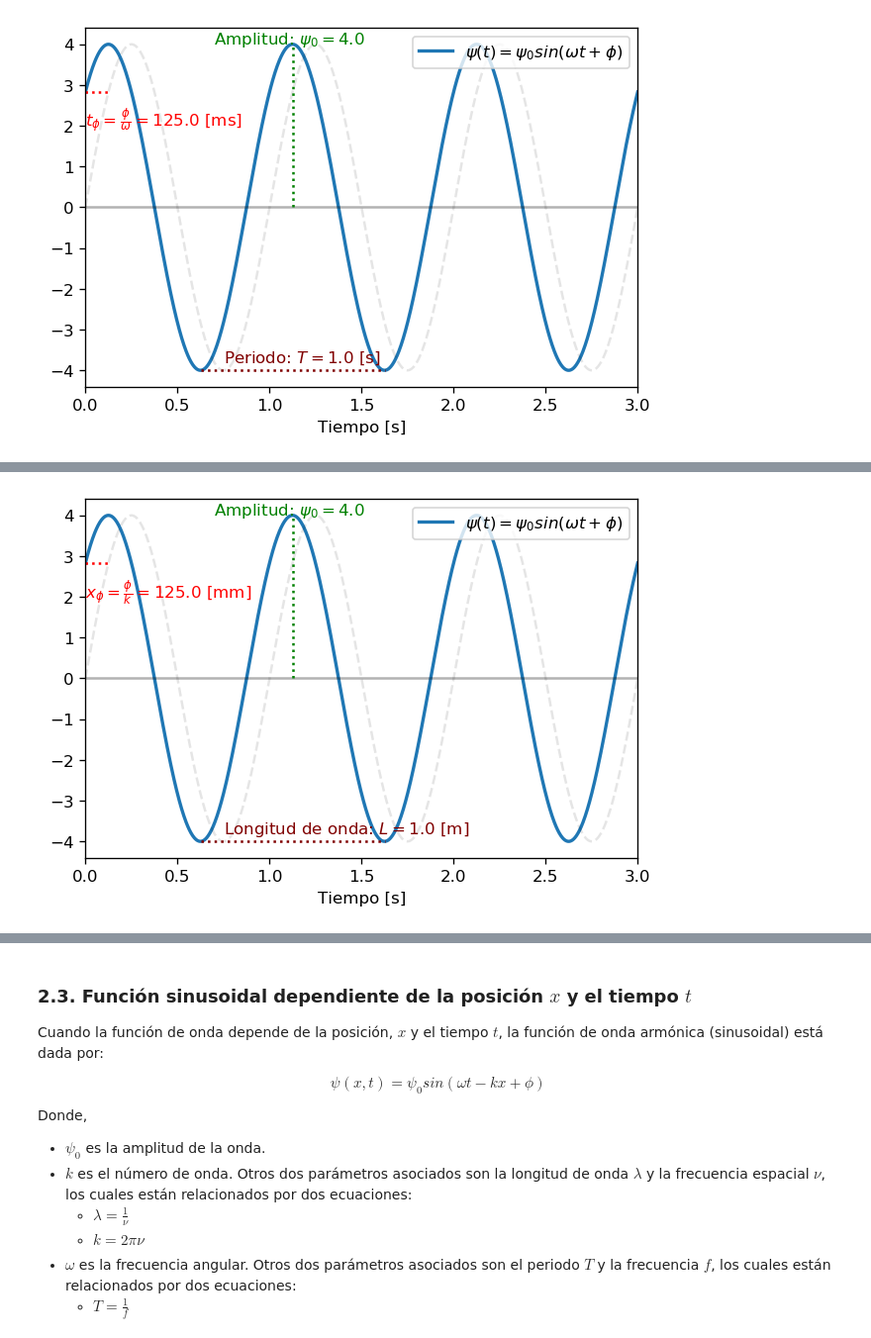
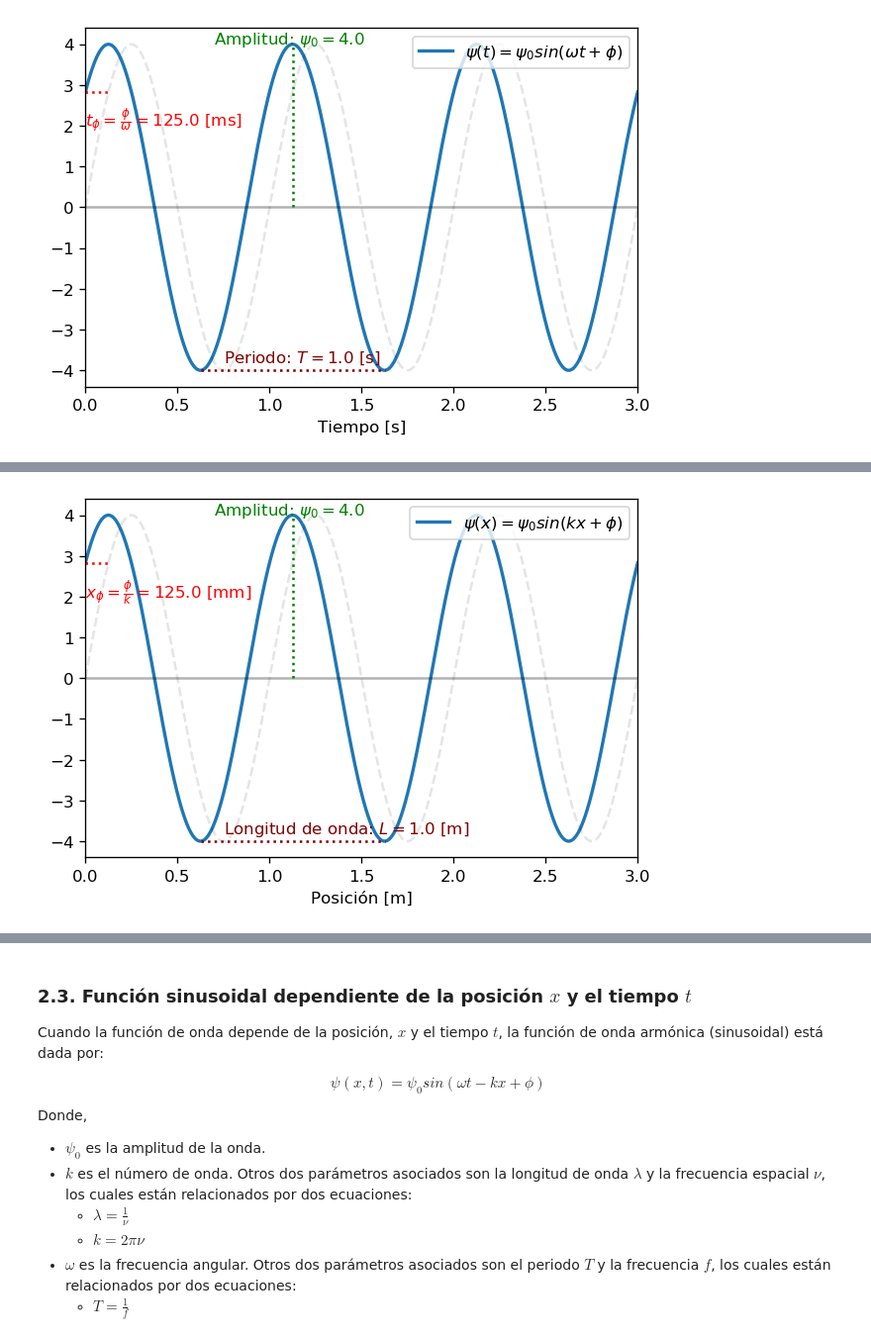
Before and after one commit to davidalejandromiranda/laboratorios-fisica, a Jupyter notebook: f3/i0_intro.ipynb, the cells around one changed output, grey strips where cells are left out. Shown: that part at 99% size. Cells and saved outputs as stored; diff of their text form; code cells hidden in the pictures.

```diff
--- a/f3/i0_intro.ipynb
+++ b/f3/i0_intro.ipynb
@@ -203,62 +215,32 @@ plt.axis([min(t), max(t)]+list(plt.axis())[2:])
 # %%
 #### Parámetros de la función de onda ####
-L = 1 # m
+L = 1 # s
 psi_0 = 4
 phi = 45 * np.pi/180 # fase en radianes
 ##########################################
 #### Construcción de la función de onda psi ####
 nu = 1/L
 k = 2*np.pi*nu
 x = np.linspace(0, 3*L, 1000)
 psi = psi_0 * np.sin(k*x + phi)
 ################################################
 ##### Gráfica de la función de onda #####
 plt.figure(dpi=120)
 plt.plot(x, psi, lw=2, label=r'$\psi(x)=\psi_0 sin(k x + \phi)$')
 plt.xlabel('Posición [m]')
 #########################################
 ##### Gráfica de carácteristicas relevantes #####
 ref = psi_0 * np.sin(k*x) # Función de referencia, para mostrar la fase
 plt.plot(x, ref, '--k', alpha = 0.1)
 plt.plot(x, 0*x, 'k', alpha = 0.3)
 plt.plot([L/2 + phi/k, 3*L/2 + phi/k], 2*[-psi_0], ':', color='maroon') # Periodo
-plt.text(3*L/4, -0.95*psi_0, r'Longitud de onda: $\lambda=%0.1f$ [m]' % (L), color='maroon')
+plt.text(3*L/4, -0.95*psi_0, r'Longitud de onda: $L=%0.1f$ [m]' % (L), color='maroon')
 plt.plot(2*[L + phi/k], [0, psi_0], ':g') # Amplitud
 plt.text(0.7*L, psi_0, r'Amplitud: $\psi_0 = %0.1f$' % psi_0, color='g')
-plt.plot([0, phi/k], 2*[psi[0]], 'r:') # Longitud de fase
+plt.plot([0, phi/k], 2*[psi[0]], 'r:') # Tiempo de fase
 plt.text(0, 0.7*psi[0], r'$x_\phi = \frac{\phi}{k}=%0.1f$ [mm]' % (1e3*phi/k), color='r')
 #################################################
 _ = plt.legend(loc=1)
-plt.axis([min(x), max(x)]+list(plt.axis())[2:])
+_ = plt.axis([min(x), max(x)]+list(plt.axis())[2:])
+# %% [output]
+[figure, added]
-# %%
-#### Parámetros de la función de onda ####
-L = 1 # s
-psi_0 = 4
-phi = 45 * np.pi/180 # fase en radianes
-##########################################
-#### Construcción de la función de onda psi ####
-nu = 1/L
-k = 2*np.pi*nu
-x = np.linspace(0, 3*L, 1000)
-psi = psi_0 * np.sin(k*x + phi)
-################################################
-##### Gráfica de la función de onda #####
-plt.figure(dpi=120)
-plt.plot(x, psi, lw=2, label=r'$\psi(t)=\psi_0 sin(\omega t + \phi)$')
-plt.xlabel('Tiempo [s]')
-#########################################
-##### Gráfica de carácteristicas relevantes #####
-ref = psi_0 * np.sin(k*x) # Función de referencia, para mostrar la fase
-plt.plot(x, ref, '--k', alpha = 0.1)
-plt.plot(x, 0*x, 'k', alpha = 0.3)
-plt.plot([L/2 + phi/k, 3*L/2 + phi/k], 2*[-psi_0], ':', color='maroon') # Periodo
-plt.text(3*L/4, -0.95*psi_0, r'Longitud de onda: $L=%0.1f$ [m]' % (L), color='maroon')
-plt.plot(2*[L + phi/k], [0, psi_0], ':g') # Amplitud
-plt.text(0.7*L, psi_0, r'Amplitud: $\psi_0 = %0.1f$' % psi_0, color='g')
-plt.plot([0, phi/k], 2*[psi[0]], 'r:') # Tiempo de fase
-plt.text(0, 0.7*psi[0], r'$x_\phi = \frac{\phi}{k}=%0.1f$ [mm]' % (1e3*phi/k), color='r')
-#################################################
-_ = plt.legend(loc=1)
-_ = plt.axis([min(x), max(x)]+list(plt.axis())[2:])
-# %% [output]
-[figure, removed]
```
Also changed, not shown: parts of 2 cells of this notebook, 1 other file.
